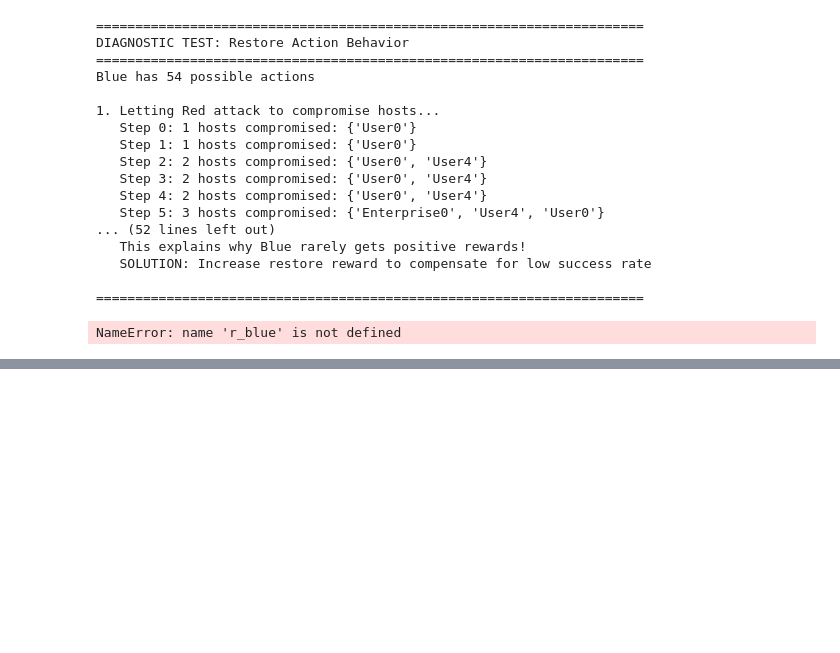
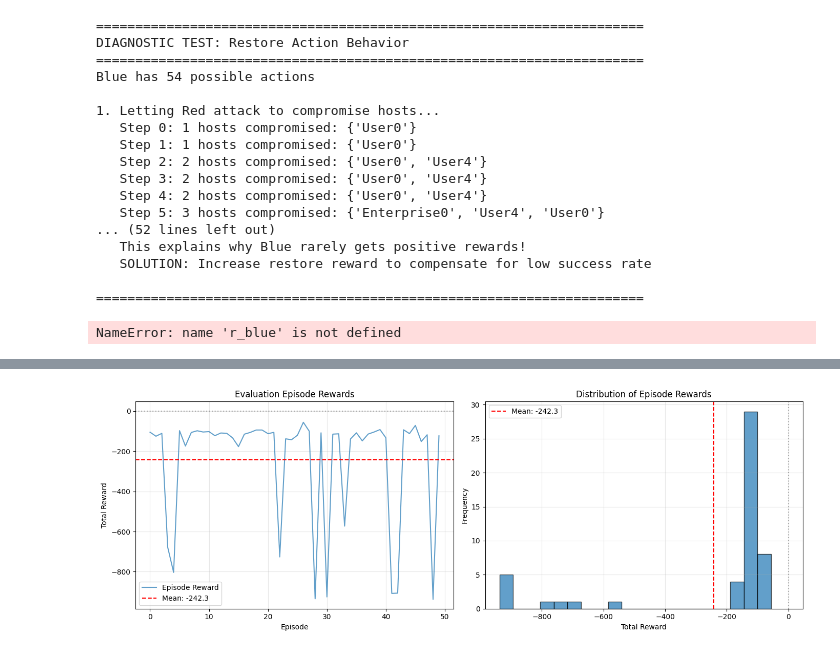
Before and after one commit to AnjaneyaBhardwaj/MARL-for-CyberSecurity, a Jupyter notebook: anjaneya_sfaham_checkpoint_project.ipynb, the cells around one changed output, grey strips where cells are left out. Saved outputs shown, nothing was run; the diff lists cells and outputs as text; code cells hidden in the pictures; blank space fills up the shorter version.

Commit message:
UPDATE: try mini_CAGE env

```diff
--- a/anjaneya_sfaham_checkpoint_project.ipynb
+++ b/anjaneya_sfaham_checkpoint_project.ipynb
@@ -1982,0 +2735,96 @@ print("\nApply these changes to training cell for proper learning!")
+# %%
+"""
+📊 EVALUATION: Test Mini_CAGE Trained Agent
+===========================================
+"""
+
+print("="*60)
+print("EVALUATING MINI_CAGE TRAINED AGENT")
+print("="*60)
+
+# Set networks to eval mode
+actor.eval()
+critic.eval()
+
+# Evaluation configuration
+EVAL_EPISODES = 50
+eval_rewards = []
+eval_success_count = 0
+
+for ep in range(EVAL_EPISODES):
+    obs, info = env.reset()
+
+    episode_reward = 0
+    done = False
+
+    for step in range(MAX_STEPS):
+        obs_t = torch.FloatTensor(obs).unsqueeze(0).to(device)
+
+        with torch.no_grad():
+            logits = actor(obs_t)
+            dist = torch.distributions.Categorical(logits=logits)
+            action = dist.sample().item()
+
+        obs_next, reward, done, truncated, info = env.step(action)
+        done = done or truncated
+
+        episode_reward += reward
+        obs = obs_next
+
+        if done:
+            break
+
+    eval_rewards.append(episode_reward)
+
+    # Success = positive reward
+    if episode_reward > 0:
+        eval_success_count += 1
+
+# Calculate statistics
+avg_reward = np.mean(eval_rewards)
+std_reward = np.std(eval_rewards)
+success_rate = (eval_success_count / EVAL_EPISODES) * 100
+
+print("="*60)
+print("EVALUATION RESULTS")
+print("="*60)
+print(f"Average Reward: {avg_reward:.2f} ± {std_reward:.2f}")
+print(f"Success Rate (positive reward): {success_rate:.1f}% ({eval_success_count}/{EVAL_EPISODES})")
+print(f"Best Episode: {max(eval_rewards):.2f}")
+print(f"Worst Episode: {min(eval_rewards):.2f}")
+print("="*60)
+
+# Set back to train mode
+actor.train()
+critic.train()
+
+# Plot results
+import matplotlib.pyplot as plt
+
+fig, axes = plt.subplots(1, 2, figsize=(14, 5))
+
+# Rewards over episodes
+axes[0].plot(eval_rewards, alpha=0.7, label='Episode Reward')
+axes[0].axhline(avg_reward, color='r', linestyle='--', label=f'Mean: {avg_reward:.1f}')
+axes[0].axhline(0, color='k', linestyle=':', alpha=0.3)
+axes[0].set_xlabel('Episode')
+axes[0].set_ylabel('Total Reward')
+axes[0].set_title('Evaluation Episode Rewards')
+axes[0].legend()
+axes[0].grid(True, alpha=0.3)
+
+# Reward distribution
+axes[1].hist(eval_rewards, bins=20, alpha=0.7, edgecolor='black')
+axes[1].axvline(avg_reward, color='r', linestyle='--', label=f'Mean: {avg_reward:.1f}')
+axes[1].axvline(0, color='k', linestyle=':', alpha=0.3)
+axes[1].set_xlabel('Total Reward')
+axes[1].set_ylabel('Frequency')
+axes[1].set_title('Distribution of Episode Rewards')
+axes[1].legend()
+axes[1].grid(True, alpha=0.3)
+
+plt.tight_layout()
+plt.show()
+
+print(f"\n✅ Evaluation complete!")
+# %% [output]
@@ -1982,0 +2842 @@ print("\nApply these changes to training cell for proper learning!")
+[figure, added]
```
Also changed, not shown: parts of 13 cells of this notebook.
